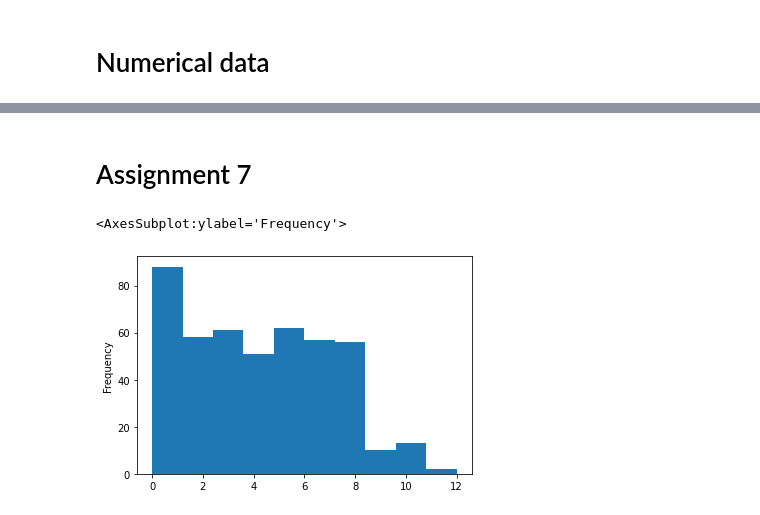
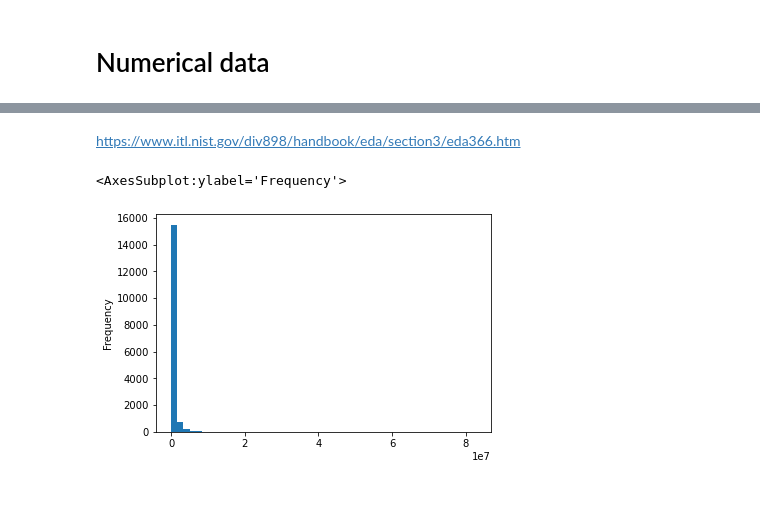
Before and after one commit to justinrds2001/DataScienceRepo, a Jupyter notebook: assignment6&7.ipynb, the cells around one changed output, grey strips where cells are left out. Saved outputs shown, nothing was run; the diff lists cells and outputs as text; code cells hidden in the pictures.

```diff
--- a/assignment6&7.ipynb
+++ b/assignment6&7.ipynb
@@ -41,7 +45,7 @@ dt["Pendulum Scale"].plot(kind="box")
-# %% [markdown]
-# Assignment 7
-# %%
-dt["Pendulum Scale"].plot(kind="hist", bins=10)
-# %% [output]
-<AxesSubplot:ylabel='Frequency'>
-[figure, removed]
+# %% [markdown]
+https://www.itl.nist.gov/div898/handbook/eda/section3/eda366.htm
+# %%
+dt["Global_Sales"].plot(kind='hist', bins = 50)
+# %% [output]
+<AxesSubplot:ylabel='Frequency'>
+[figure, added]
```
Also changed, not shown: parts of 12 cells of this notebook, 4 other files.
